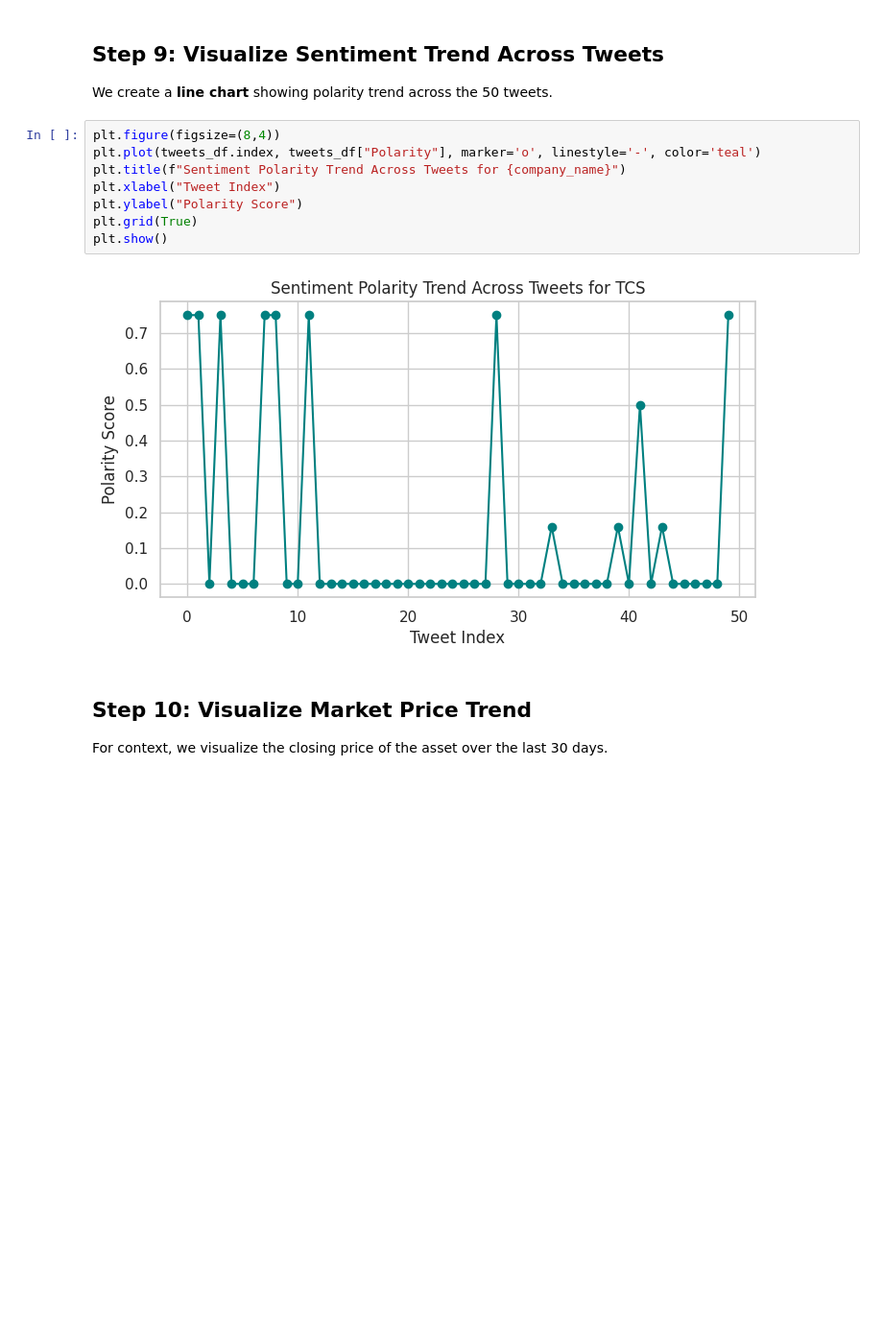
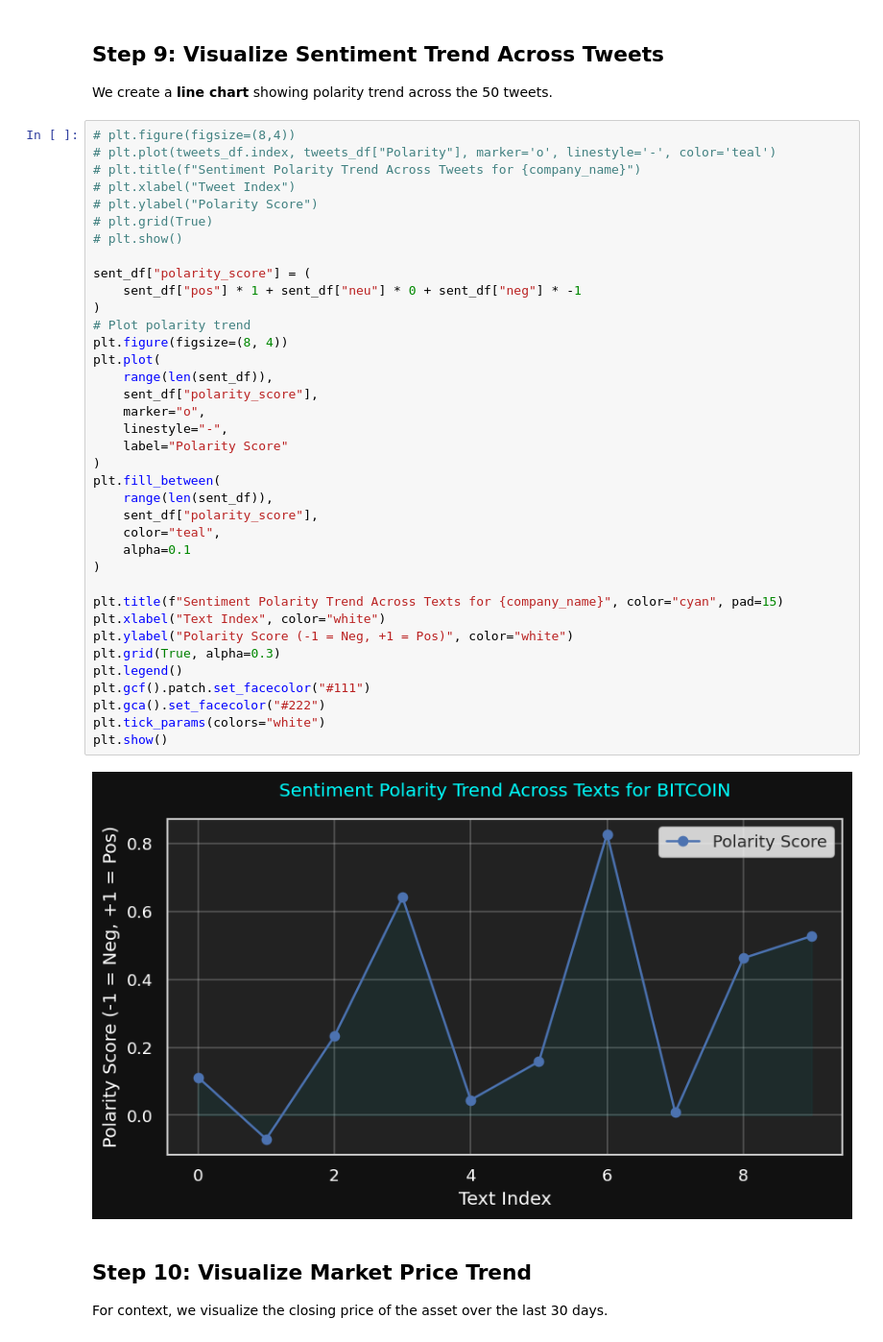
Before and after one commit to gopichandchalla16/infosys-internship-real-time-industry-insight-system, a Jupyter notebook: Project_Sprint1.ipynb, the cells around one changed output. Shown at 96% size. Saved outputs shown, nothing was run; the diff lists cells and outputs as text; blank space fills up the shorter version.

```diff
--- a/Project_Sprint1.ipynb
+++ b/Project_Sprint1.ipynb
@@ -346,16 +473,45 @@ plt.show()
 # %% [markdown]
 ## Step 9: Visualize Sentiment Trend Across Tweets
 We create a **line chart** showing polarity trend across the 50 tweets.
-# %%
-plt.figure(figsize=(8,4))
-plt.plot(tweets_df.index, tweets_df["Polarity"], marker='o', linestyle='-', color='teal')
-plt.title(f"Sentiment Polarity Trend Across Tweets for {company_name}")
-plt.xlabel("Tweet Index")
-plt.ylabel("Polarity Score")
-plt.grid(True)
-plt.show()
-# %% [output]
-[figure, removed]
+# %%
+# plt.figure(figsize=(8,4))
+# plt.plot(tweets_df.index, tweets_df["Polarity"], marker='o', linestyle='-', color='teal')
+# plt.title(f"Sentiment Polarity Trend Across Tweets for {company_name}")
+# plt.xlabel("Tweet Index")
+# plt.ylabel("Polarity Score")
+# plt.grid(True)
+# plt.show()
+
+sent_df["polarity_score"] = (
+    sent_df["pos"] * 1 + sent_df["neu"] * 0 + sent_df["neg"] * -1
+)
+# Plot polarity trend
+plt.figure(figsize=(8, 4))
+plt.plot(
+    range(len(sent_df)),
+    sent_df["polarity_score"],
+    marker="o",
+    linestyle="-",
+    label="Polarity Score"
+)
+plt.fill_between(
+    range(len(sent_df)),
+    sent_df["polarity_score"],
+    color="teal",
+    alpha=0.1
+)
+
+plt.title(f"Sentiment Polarity Trend Across Texts for {company_name}", color="cyan", pad=15)
+plt.xlabel("Text Index", color="white")
+plt.ylabel("Polarity Score (-1 = Neg, +1 = Pos)", color="white")
+plt.grid(True, alpha=0.3)
+plt.legend()
+plt.gcf().patch.set_facecolor("#111")
+plt.gca().set_facecolor("#222")
+plt.tick_params(colors="white")
+plt.show()
+# %% [output]
+[figure, added]
 # %% [markdown]
 ## Step 10: Visualize Market Price Trend
 For context, we visualize the closing price of the asset over the last 30 days.
```
Also changed, not shown: parts of 19 cells of this notebook.
